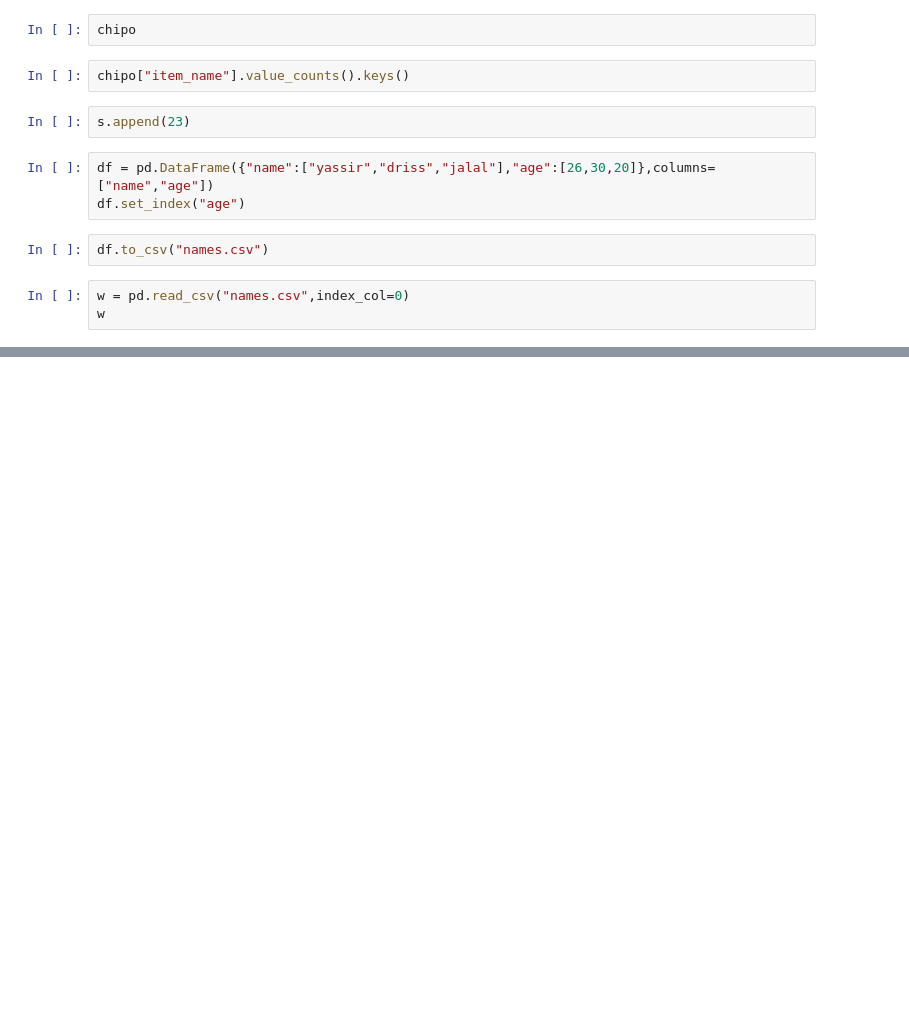
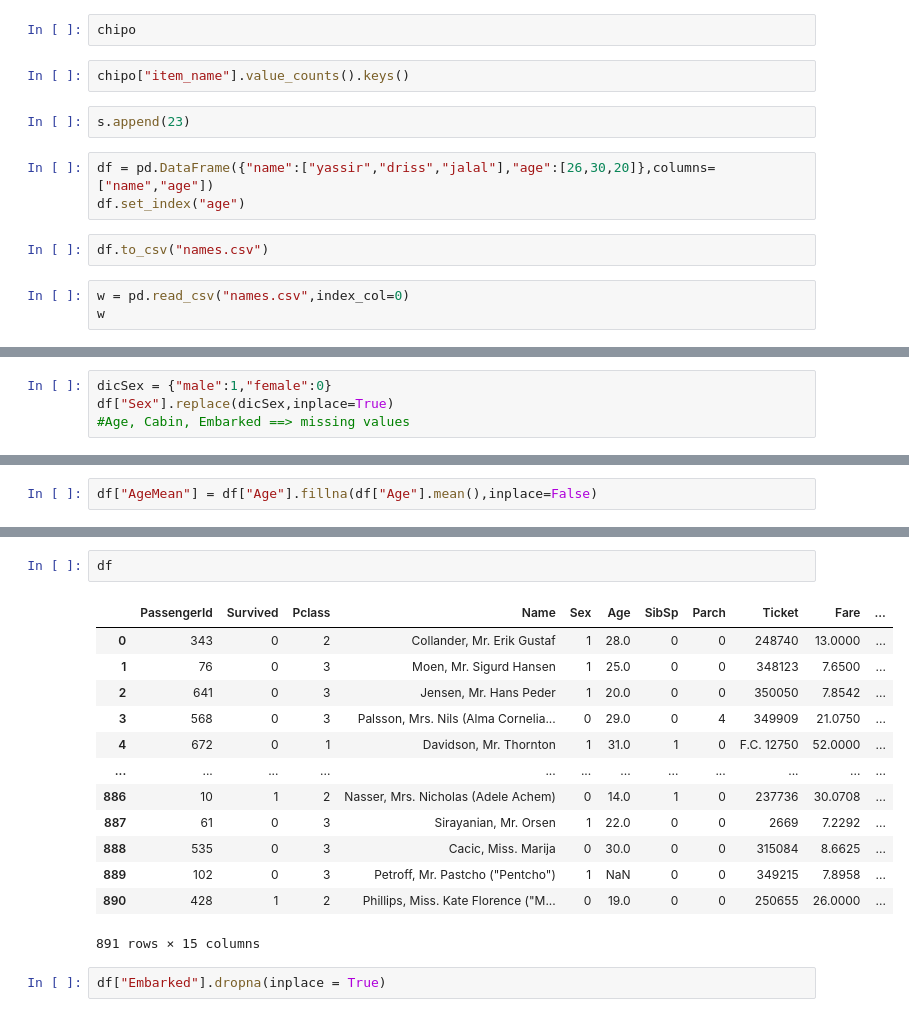
Before and after one commit to YassirMatrane/python-scrapping, a Jupyter notebook: pandasExercices.ipynb, the cells around one changed output, grey strips where cells are left out. Drawn from its saved outputs; the diff is of its cells as text; blank space fills up the shorter version.

```diff
--- a/pandasExercices.ipynb
+++ b/pandasExercices.ipynb
@@ -147,0 +215,4 @@ w
+# %%
+dicSex = {"male":1,"female":0}
+df["Sex"].replace(dicSex,inplace=True)
+#Age, Cabin, Embarked ==> missing values
@@ -147,0 +231,2 @@ w
+# %%
+df["AgeMean"] = df["Age"].fillna(df["Age"].mean(),inplace=False)
@@ -147,0 +266,18 @@ w
+# %%
+df
+# %% [output]
+|  | PassengerId | Survived | Pclass | Name | Sex | Age | SibSp | Parch | Ticket | Fare | ... |
+| 0 | 343 | 0 | 2 | Collander, Mr. Erik Gustaf | 1 | 28.0 | 0 | 0 | 248740 | 13.0000 | ... |
+| 1 | 76 | 0 | 3 | Moen, Mr. Sigurd Hansen | 1 | 25.0 | 0 | 0 | 348123 | 7.6500 | ... |
+| 2 | 641 | 0 | 3 | Jensen, Mr. Hans Peder | 1 | 20.0 | 0 | 0 | 350050 | 7.8542 | ... |
+| 3 | 568 | 0 | 3 | Palsson, Mrs. Nils (Alma Cornelia... | 0 | 29.0 | 0 | 4 | 349909 | 21.0750 | ... |
+| 4 | 672 | 0 | 1 | Davidson, Mr. Thornton | 1 | 31.0 | 1 | 0 | F.C. 12750 | 52.0000 | ... |
+| ... | ... | ... | ... | ... | ... | ... | ... | ... | ... | ... | ... |
+| 886 | 10 | 1 | 2 | Nasser, Mrs. Nicholas (Adele Achem) | 0 | 14.0 | 1 | 0 | 237736 | 30.0708 | ... |
+| 887 | 61 | 0 | 3 | Sirayanian, Mr. Orsen | 1 | 22.0 | 0 | 0 | 2669 | 7.2292 | ... |
+| 888 | 535 | 0 | 3 | Cacic, Miss. Marija | 0 | 30.0 | 0 | 0 | 315084 | 8.6625 | ... |
+| 889 | 102 | 0 | 3 | Petroff, Mr. Pastcho ("Pentcho") | 1 | NaN | 0 | 0 | 349215 | 7.8958 | ... |
+| 890 | 428 | 1 | 2 | Phillips, Miss. Kate Florence ("M... | 0 | 19.0 | 0 | 0 | 250655 | 26.0000 | ... |
+891 rows × 15 columns
+# %%
+df["Embarked"].dropna(inplace = True)
```
Also changed, not shown: parts of 21 cells of this notebook.
